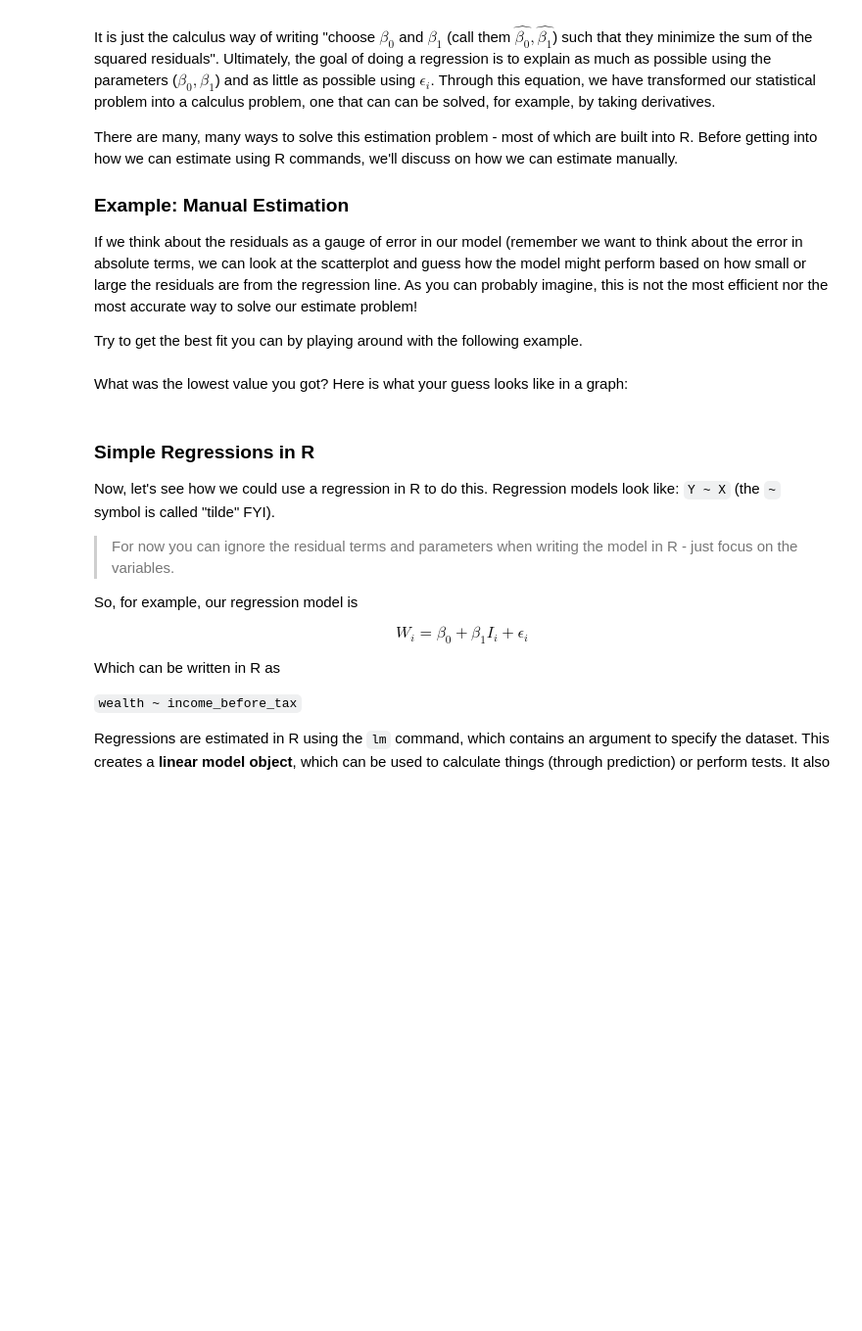
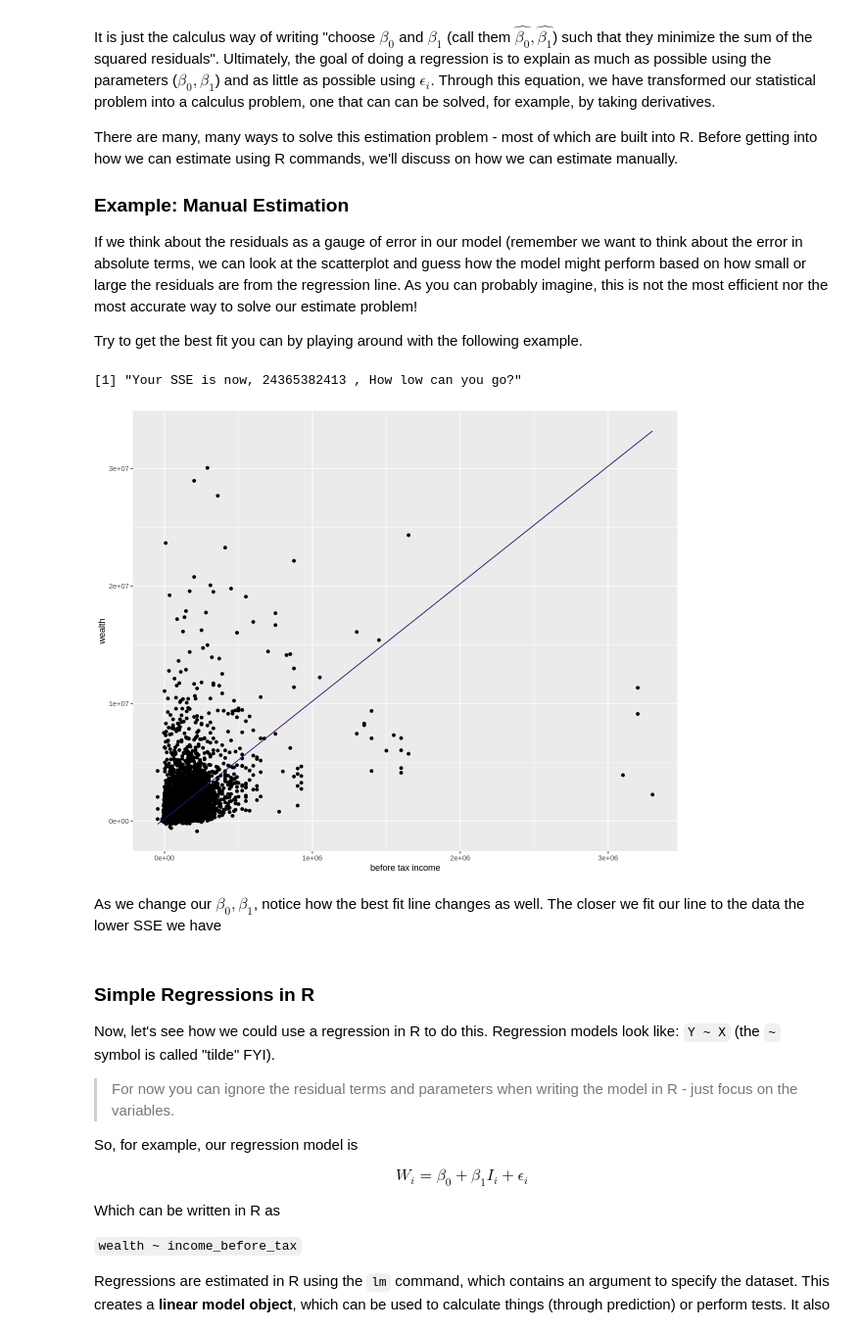
Before and after one commit to ubcecon/comet-project, a Jupyter notebook: docs/econ_326/Module_2/Module2_question.ipynb, the cells around one changed output. Shown at 98% size. Cells and saved outputs as stored; diff of their text form; code cells hidden in the pictures; blank space fills up the shorter version.

```diff
--- a/docs/econ_326/Module_2/Module2_question.ipynb
+++ b/docs/econ_326/Module_2/Module2_question.ipynb
@@ -121,15 +143,23 @@ Try to get the best fit you can by playing around with the following example.
 # %%
 #set the value of B_0 and B_1 with these values
 
-B_0 = 170000  #change me
-B_1 = 9.96  #change me
+B_0 = 200000  #change me
+B_1 =10  #change me
 
 # don't touch the rest of this code - but see if you can understand it!
+SSE = sum((SFS_data$wealth - B_0 - B_1*SFS_data$income_after_tax)^2) #sum of our squared errors
 
-SSE = sum((SFS_data$wealth - B_0 - B_1*SFS_data$income_after_tax)^2)
+SSE_rounded=round(SSE/1000000,0)
+print(paste("Your SSE is now,", SSE_rounded,", How low can you go?")) #prints our SSE value
 
-# here is the SSE from your model
+options(repr.plot.width=10,repr.plot.height=8) #controls the image size
 
-round(SSE/1000000,0)
+fitted_line = data.frame(income_before_tax = SFS_data$income_before_tax, wealth = B_0 + B_1*SFS_data$income_before_tax) #makes the regression line
+
+f <- ggplot(data = SFS_data, aes(x = income_before_tax, y = wealth),xlim=c(0,3*10^6),ylim=c(0,3*10^7)) + xlab("before tax income") + ylab("wealth")+scale_x_continuous()
+f <- f + geom_point() + geom_line(color = "#330974", data = fitted_line) #style preferences
+
+f #prints our graph with the line
+# %% [output]
+[1] "Your SSE is now, 24365382413 , How low can you go?"
+[figure, added]
-# %% [markdown]
-What was the lowest value you got?  Here is what your guess looks like in a graph:
@@ -148,3 +166,5 @@ f
+# %% [markdown]
+As we change our $\beta_0, \beta_1$, notice how the best fit line changes as well. The closer we fit our line to the data the lower SSE we have
 # %% [markdown]
 ### Simple Regressions in R
 
```
Also changed, not shown: parts of 29 cells of this notebook, 1 other file.
